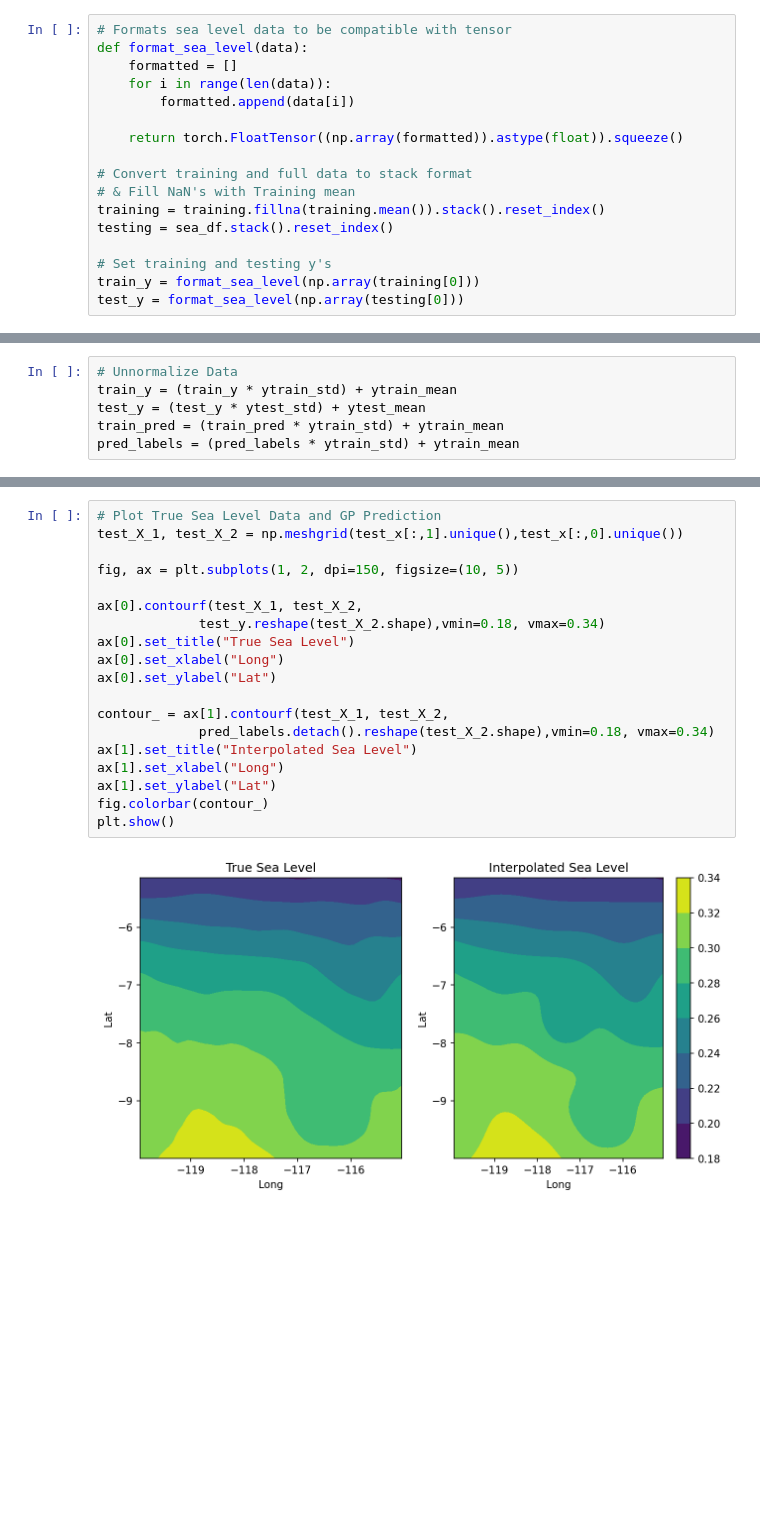
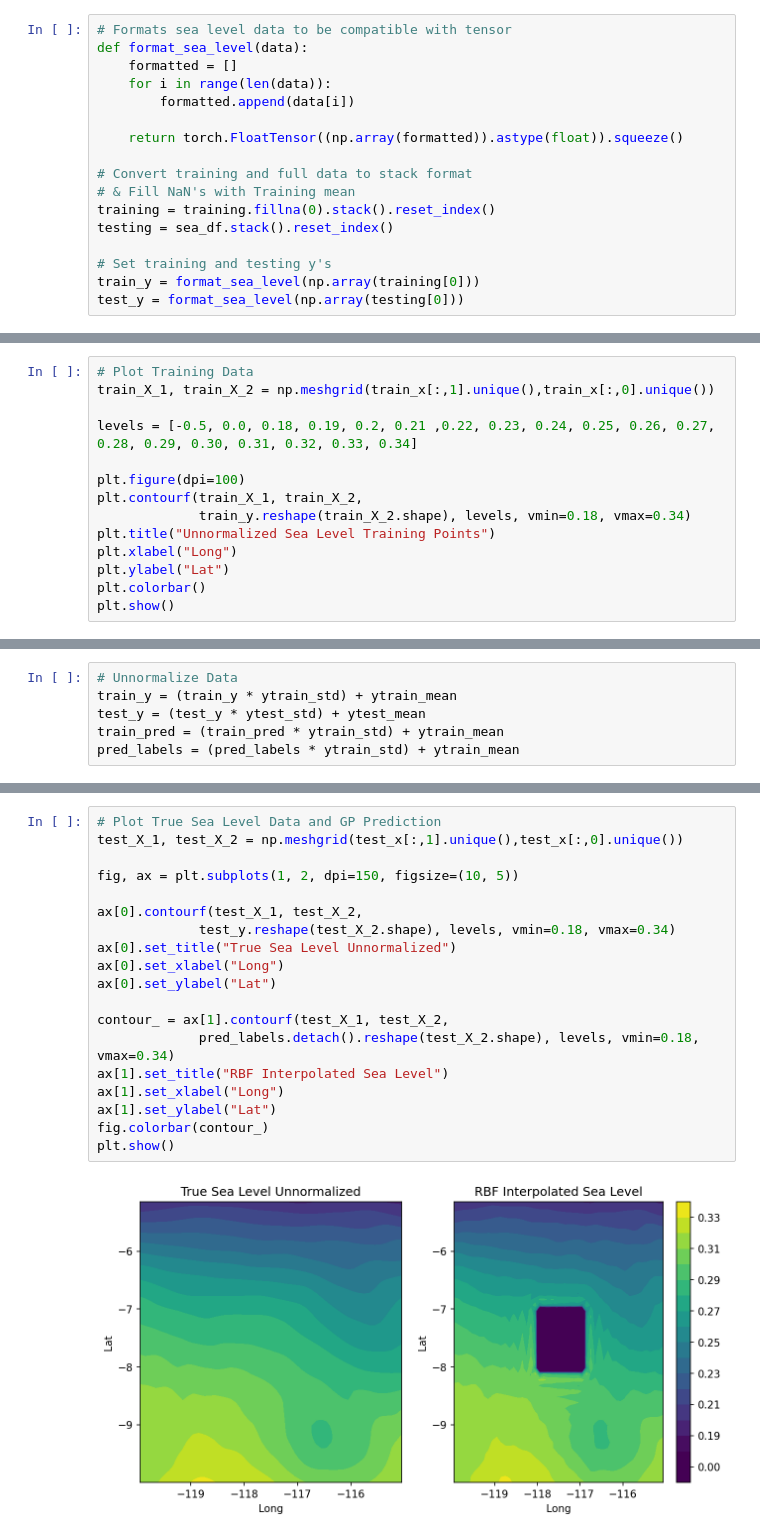
Before and after one commit to rohanlopez7/BML_GP_Project, a Jupyter notebook: Nicole/spatial-rbf.ipynb, the cells around one changed output, grey strips where cells are left out. Drawn from its saved outputs; the diff is of its cells as text; blank space fills up the shorter version.

```diff
--- a/Nicole/spatial-rbf.ipynb
+++ b/Nicole/spatial-rbf.ipynb
@@ -55,7 +55,7 @@ def format_sea_level(data):
 
 # Convert training and full data to stack format
 # & Fill NaN's with Training mean
-training = training.fillna(training.mean()).stack().reset_index()
+training = training.fillna(0).stack().reset_index()
 testing = sea_df.stack().reset_index()
 
 # Set training and testing y's
@@ -67,0 +84,14 @@ test_x = torch.tensor(np.vstack((testing['yt_ocean'], testing['xt_ocean'])).T).s
+# %%
+# Plot Training Data
+train_X_1, train_X_2 = np.meshgrid(train_x[:,1].unique(),train_x[:,0].unique())
+
+levels = [-0.5, 0.0, 0.18, 0.19, 0.2, 0.21 ,0.22, 0.23, 0.24, 0.25, 0.26, 0.27, 0.28, 0.29, 0.30, 0.31, 0.32, 0.33, 0.34]
+
+plt.figure(dpi=100)
+plt.contourf(train_X_1, train_X_2,
+             train_y.reshape(train_X_2.shape), levels, vmin=0.18, vmax=0.34)
+plt.title("Unnormalized Sea Level Training Points")
+plt.xlabel("Long")
+plt.ylabel("Lat")
+plt.colorbar()
+plt.show()
@@ -239,24 +273,24 @@ plt.show()
 # %%
 # Plot True Sea Level Data and GP Prediction
 test_X_1, test_X_2 = np.meshgrid(test_x[:,1].unique(),test_x[:,0].unique())
 
 fig, ax = plt.subplots(1, 2, dpi=150, figsize=(10, 5))
 
 ax[0].contourf(test_X_1, test_X_2,
-             test_y.reshape(test_X_2.shape),vmin=0.18, vmax=0.34)
-ax[0].set_title("True Sea Level")
+             test_y.reshape(test_X_2.shape), levels, vmin=0.18, vmax=0.34)
+ax[0].set_title("True Sea Level Unnormalized")
 ax[0].set_xlabel("Long")
 ax[0].set_ylabel("Lat")
 
 contour_ = ax[1].contourf(test_X_1, test_X_2,
-             pred_labels.detach().reshape(test_X_2.shape),vmin=0.18, vmax=0.34)
-ax[1].set_title("Interpolated Sea Level")
+             pred_labels.detach().reshape(test_X_2.shape), levels, vmin=0.18, vmax=0.34)
+ax[1].set_title("RBF Interpolated Sea Level")
 ax[1].set_xlabel("Long")
 ax[1].set_ylabel("Lat")
 fig.colorbar(contour_)
 plt.show()
 # %% [output]
-[figure, old version]
+[figure, new version]
 # %%
 train_X_1, train_X_2 = np.meshgrid(test_x[:,1].unique(),test_x[:,0].unique())
 
```
Also changed, not shown: parts of 9 cells of this notebook.
